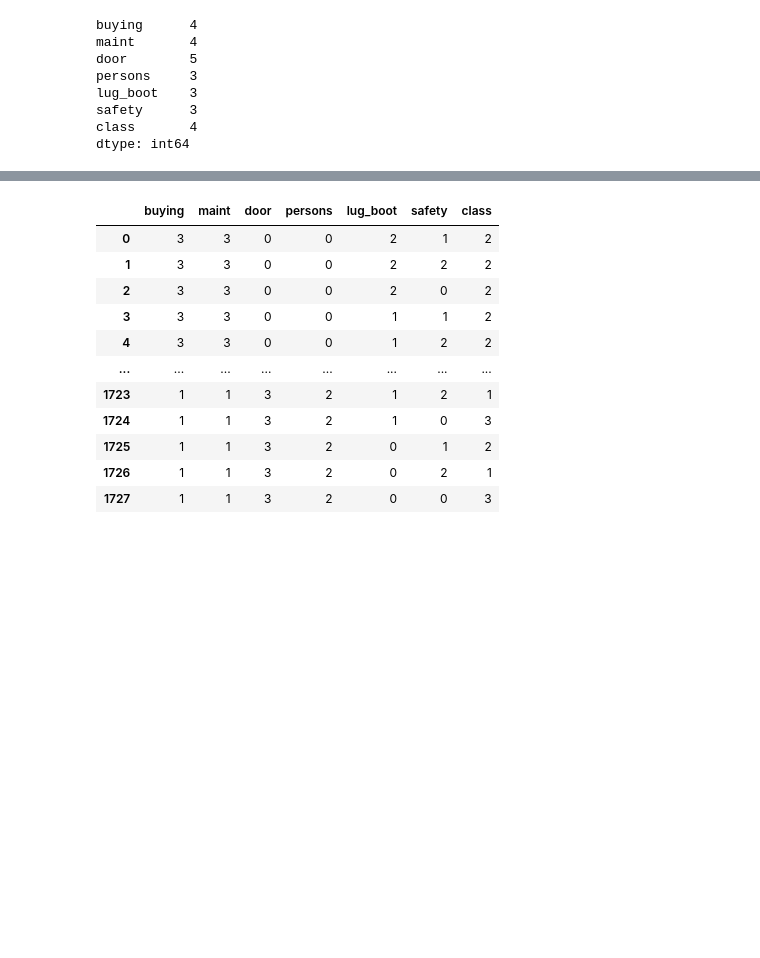
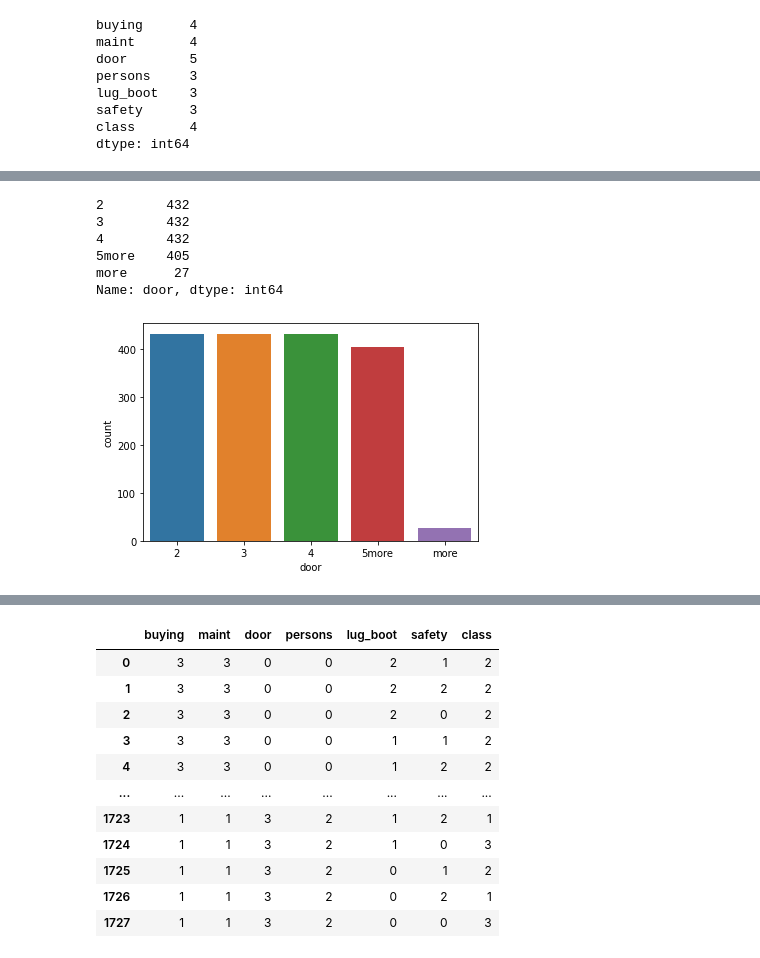
Before and after one commit to 333Kenji/CarClassifier_KNN, a Jupyter notebook: Notebooks/KNN.ipynb, the cells around one changed output, grey strips where cells are left out. Cells and saved outputs as stored; diff of their text form; code cells hidden in the pictures; blank space fills up the shorter version.

```diff
--- a/Notebooks/KNN.ipynb
+++ b/Notebooks/KNN.ipynb
@@ -131,0 +240,12 @@ Name: class, dtype: int64
+# %%
+sns.countplot(x=data.door, order=['2', '3', '4', '5more','more'])
+data.door.value_counts()
+# again a split, however '5more' has been slightly reduced for a fifth value, 'more'.
+# %% [output]
+2        432
+3        432
+4        432
+5more    405
+more      27
+Name: door, dtype: int64
+[figure, added]
```
Also changed, not shown: parts of 25 cells of this notebook.
